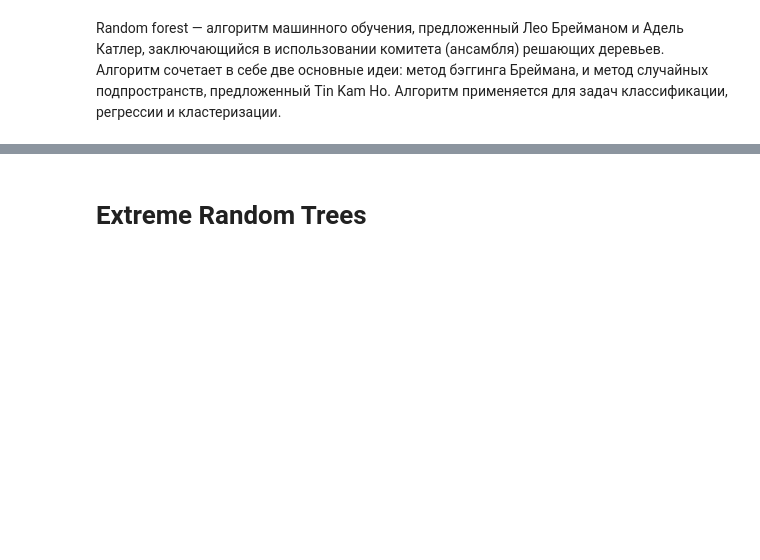
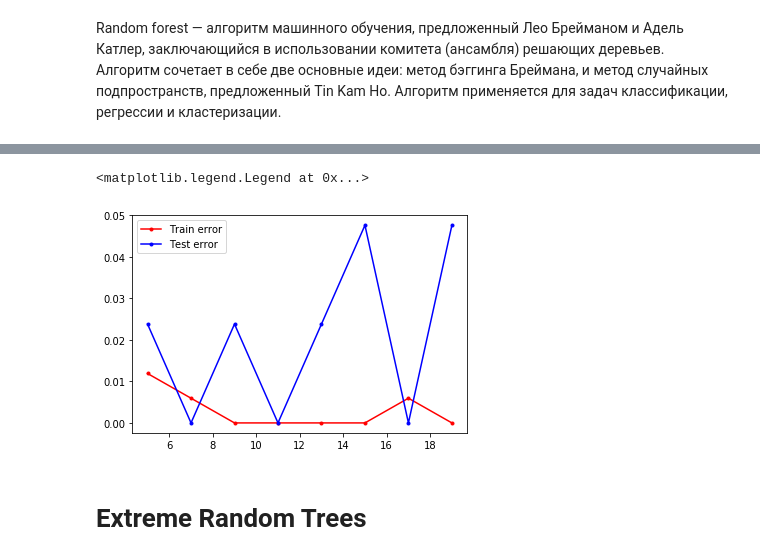
Before and after one commit to krist311/ML, a Jupyter notebook: 2509/2509.ipynb, the cells around one changed output, grey strips where cells are left out. Drawn from its saved outputs; the diff is of its cells as text; code cells hidden in the pictures; blank space fills up the shorter version.

```diff
--- a/2509/2509.ipynb
+++ b/2509/2509.ipynb
@@ -516,3 +516,18 @@ plt.legend(loc = 'best')
+# %%
+err_train = []
+err_test = []
+for max_depth in range(5, 20, 2):
+    model = RandomForestClassifier(n_estimators=50, max_depth = max_depth, criterion="gini", n_jobs = 2,oob_score = True).fit(x_train, y_train)
+    y_train_pred = model.predict(x_train)
+    y_test_pred = model.predict(x_test)
+    err_train.append(np.mean(y_train_pred != y_train))
+    err_test.append(np.mean(y_test_pred != y_test))
+plt.plot(range(5, 20, 2), err_train, '.-r', label = 'Train error')
+plt.plot(range(5, 20, 2), err_test, '.-b', label = 'Test error')
+plt.legend(loc = 'best')
+# %% [output]
+<matplotlib.legend.Legend at 0x...>
+[figure, added]
 # %% [markdown]
 # Extreme Random Trees
 # %% [markdown]
```
Also changed, not shown: parts of 23 cells of this notebook.
